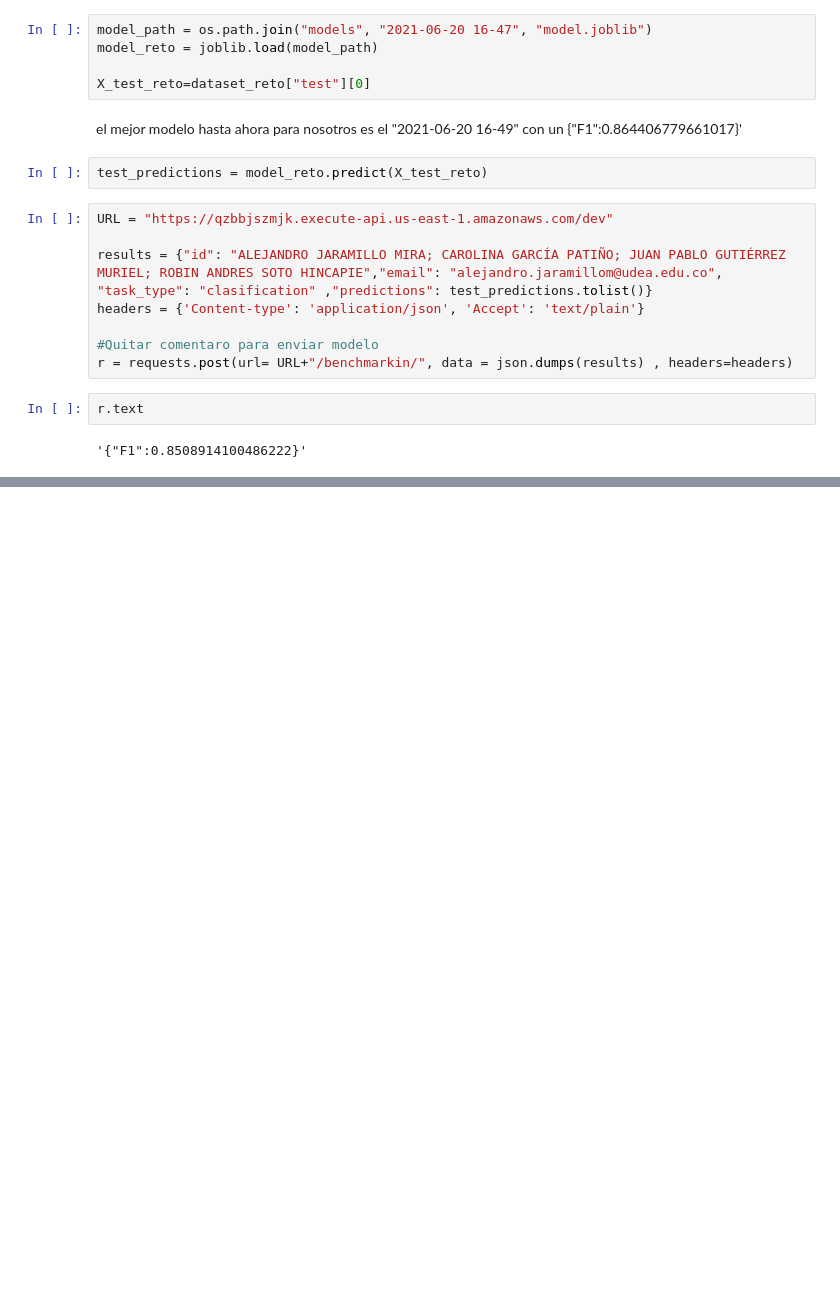
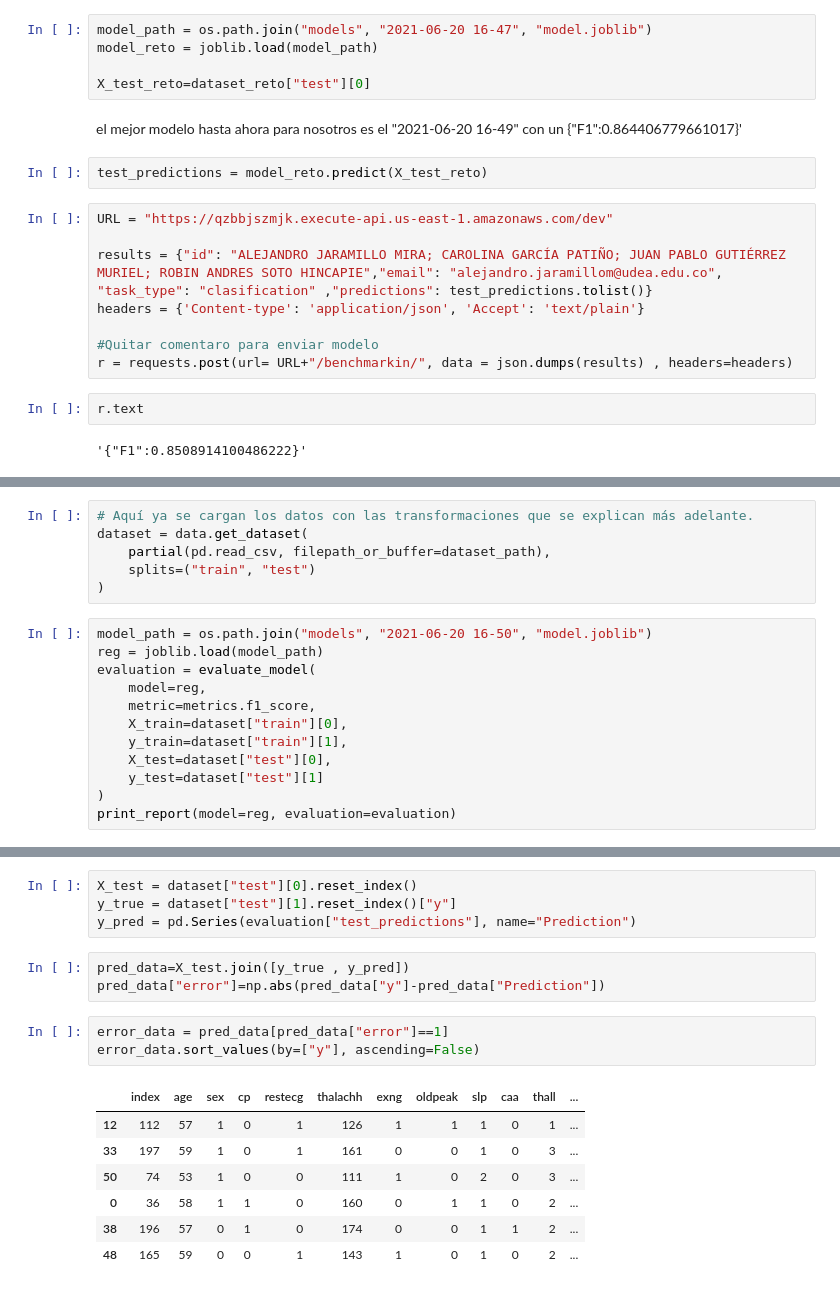
Before and after one commit to alejoaj22/ml-tarea-competencia, a Jupyter notebook: report _tarea_reto.ipynb, the cells around one changed output, grey strips where cells are left out. Drawn from its saved outputs; the diff is of its cells as text; blank space fills up the shorter version.

Commit message:
update notebook for error analysis

```diff
--- a/report _tarea_reto.ipynb
+++ b/report _tarea_reto.ipynb
@@ -524,0 +521,18 @@ results
+# %%
+# Aquí ya se cargan los datos con las transformaciones que se explican más adelante.
+dataset = data.get_dataset(
+    partial(pd.read_csv, filepath_or_buffer=dataset_path),
+    splits=("train", "test")
+)
+# %%
+model_path = os.path.join("models", "2021-06-20 16-50", "model.joblib")
+reg = joblib.load(model_path)
+evaluation = evaluate_model(
+    model=reg,
+    metric=metrics.f1_score,
+    X_train=dataset["train"][0],
+    y_train=dataset["train"][1],
+    X_test=dataset["test"][0],
+    y_test=dataset["test"][1]
+)
+print_report(model=reg, evaluation=evaluation)
@@ -524,0 +548,18 @@ results
+# %%
+X_test = dataset["test"][0].reset_index()
+y_true = dataset["test"][1].reset_index()["y"]
+y_pred = pd.Series(evaluation["test_predictions"], name="Prediction")
+# %%
+pred_data=X_test.join([y_true , y_pred])
+pred_data["error"]=np.abs(pred_data["y"]-pred_data["Prediction"])
+# %%
+error_data = pred_data[pred_data["error"]==1]
+error_data.sort_values(by=["y"], ascending=False)
+# %% [output]
+|  | index | age | sex | cp | restecg | thalachh | exng | oldpeak | slp | caa | thall | ... |
+| 12 | 112 | 57 | 1 | 0 | 1 | 126 | 1 | 1 | 1 | 0 | 1 | ... |
+| 33 | 197 | 59 | 1 | 0 | 1 | 161 | 0 | 0 | 1 | 0 | 3 | ... |
+| 50 | 74 | 53 | 1 | 0 | 0 | 111 | 1 | 0 | 2 | 0 | 3 | ... |
+| 0 | 36 | 58 | 1 | 1 | 0 | 160 | 0 | 1 | 1 | 0 | 2 | ... |
+| 38 | 196 | 57 | 0 | 1 | 0 | 174 | 0 | 0 | 1 | 1 | 2 | ... |
+| 48 | 165 | 59 | 0 | 0 | 1 | 143 | 1 | 0 | 1 | 0 | 2 | ... |
```
Also changed, not shown: parts of 11 cells of this notebook.
